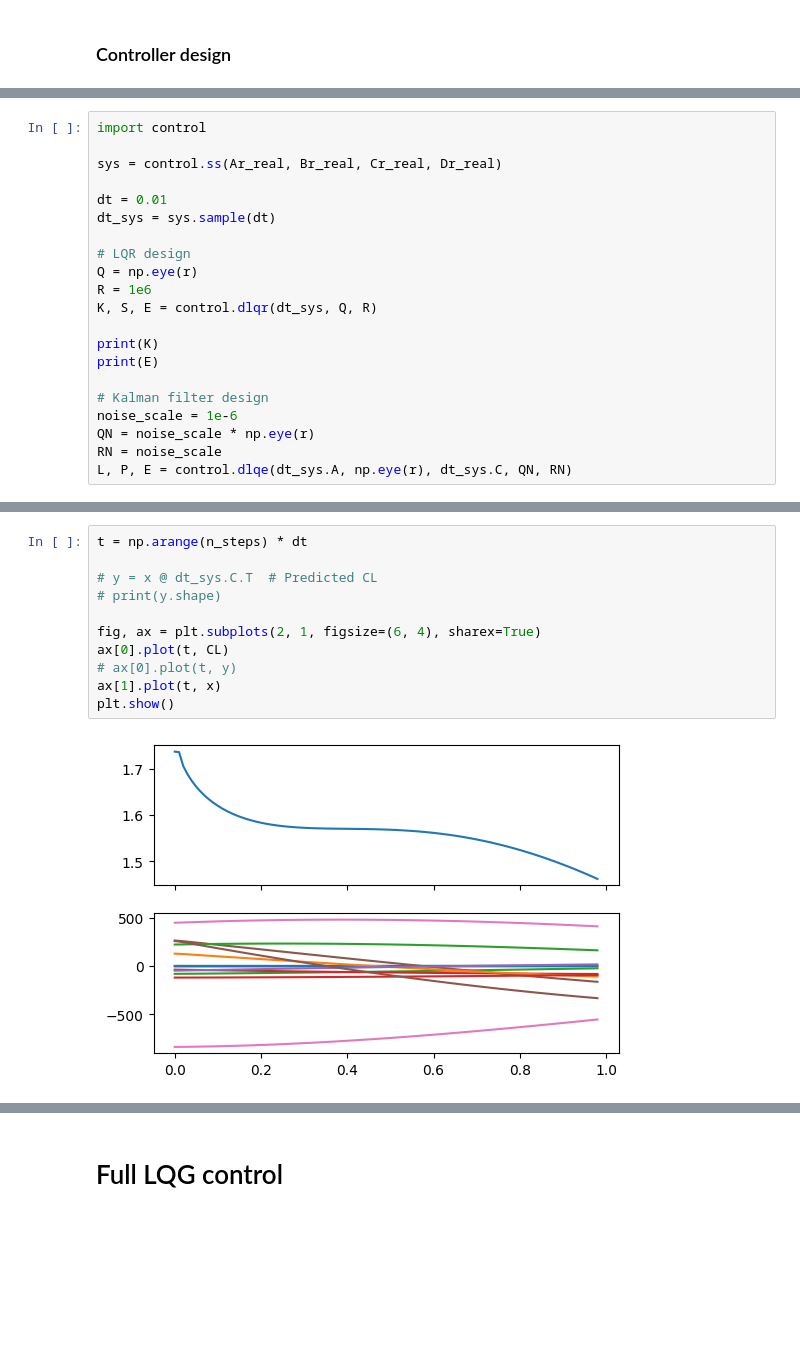
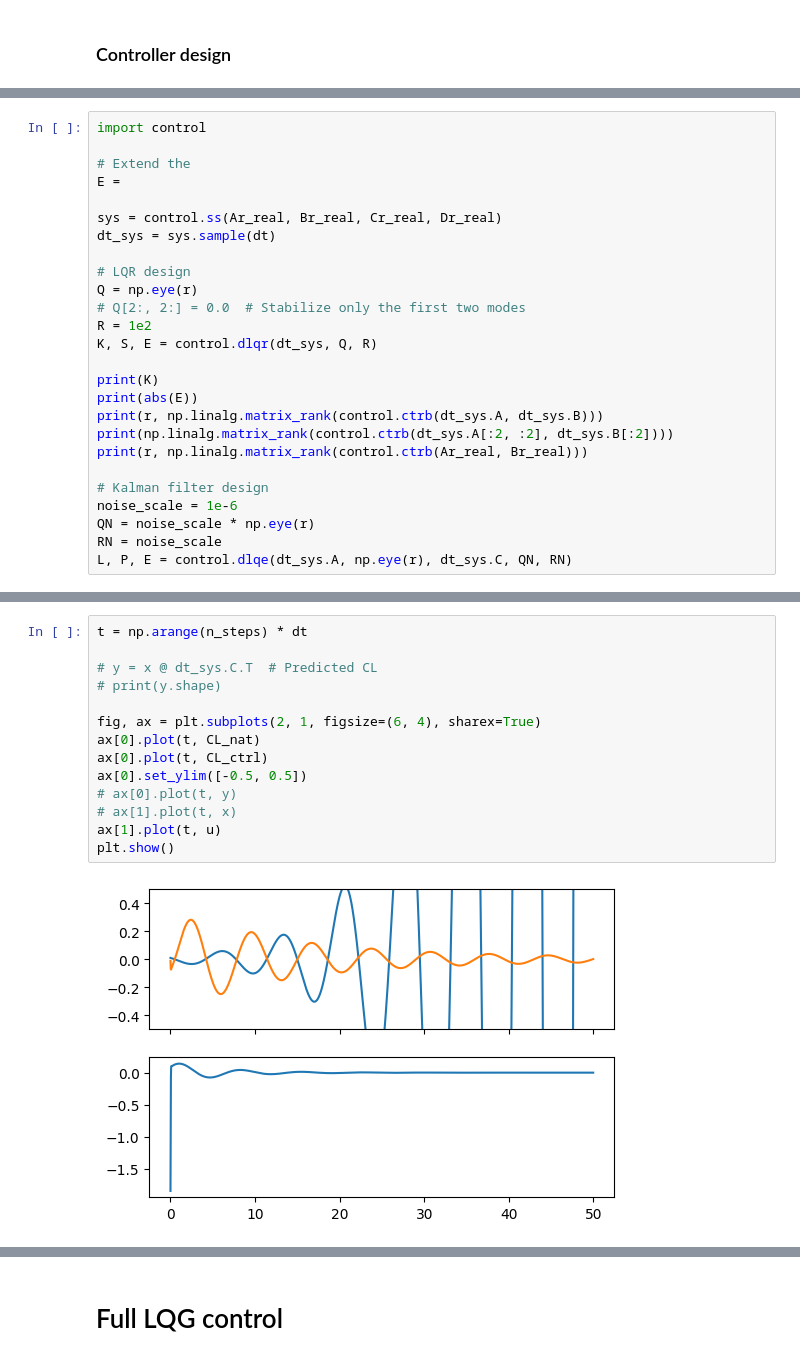
Before and after one commit to dynamicslab/hydrogym, a Jupyter notebook: examples/cylinder/model_reduction/global_proj.ipynb, the cells around one changed output, grey strips where cells are left out. Saved outputs shown, nothing was run; the diff lists cells and outputs as text; blank space fills up the shorter version.

```diff
--- a/examples/cylinder/model_reduction/global_proj.ipynb
+++ b/examples/cylinder/model_reduction/global_proj.ipynb
@@ -333,18 +380,23 @@ Ar_real, Br_real, Cr_real, Dr_real, T = real_form(Ar, Br, Cr, Dr)
 # %%
 import control
 
+# Extend the
+E =
+
 sys = control.ss(Ar_real, Br_real, Cr_real, Dr_real)
-
-dt = 0.01
 dt_sys = sys.sample(dt)
 
 # LQR design
 Q = np.eye(r)
-R = 1e6
+# Q[2:, 2:] = 0.0  # Stabilize only the first two modes
+R = 1e2
 K, S, E = control.dlqr(dt_sys, Q, R)
 
 print(K)
-print(E)
+print(abs(E))
+print(r, np.linalg.matrix_rank(control.ctrb(dt_sys.A, dt_sys.B)))
+print(np.linalg.matrix_rank(control.ctrb(dt_sys.A[:2, :2], dt_sys.B[:2])))
+print(r, np.linalg.matrix_rank(control.ctrb(Ar_real, Br_real)))
 
 # Kalman filter design
 noise_scale = 1e-6
@@ -439,13 +514,16 @@ for i in range(n_steps):
 # %%
 t = np.arange(n_steps) * dt
 
 # y = x @ dt_sys.C.T  # Predicted CL
 # print(y.shape)
 
 fig, ax = plt.subplots(2, 1, figsize=(6, 4), sharex=True)
-ax[0].plot(t, CL)
+ax[0].plot(t, CL_nat)
+ax[0].plot(t, CL_ctrl)
+ax[0].set_ylim([-0.5, 0.5])
 # ax[0].plot(t, y)
-ax[1].plot(t, x)
+# ax[1].plot(t, x)
+ax[1].plot(t, u)
 plt.show()
 # %% [output]
-[figure, old version]
+[figure, new version]
```
Also changed, not shown: parts of 18 cells of this notebook, 4 other files.
